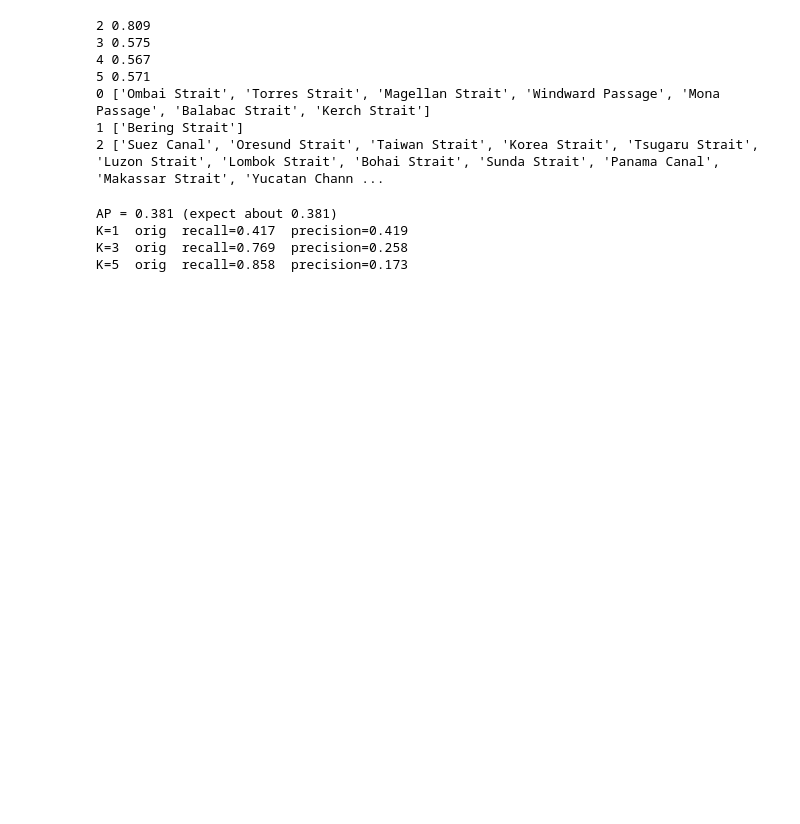
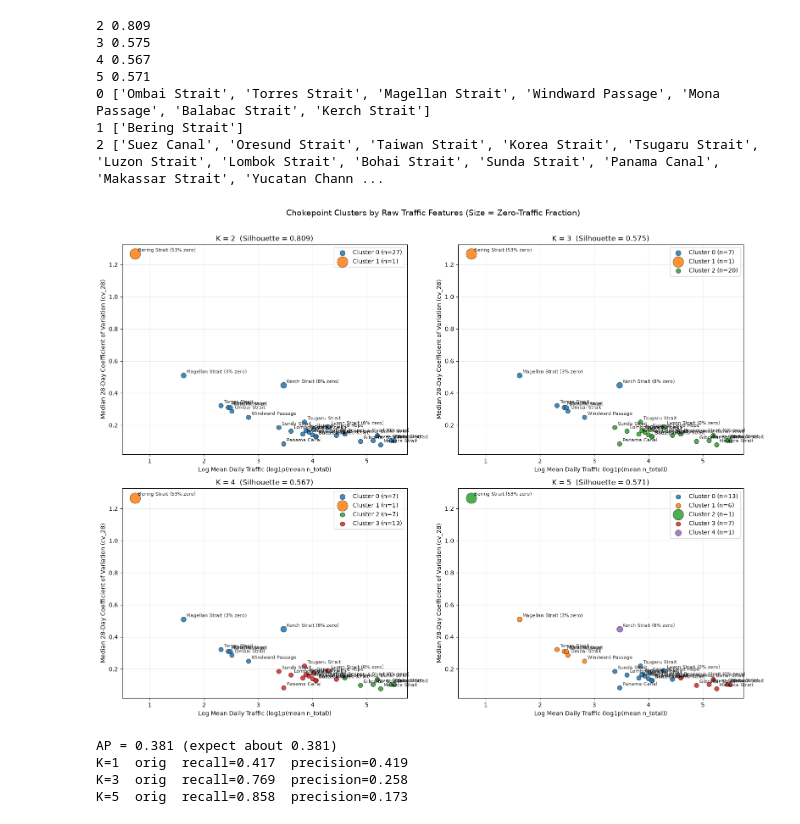
Before and after one commit to samAmabile/Maritime, a Jupyter notebook: report.ipynb, the cells around one changed output. Saved outputs shown, nothing was run; the diff lists cells and outputs as text; code cells hidden in the pictures; blank space fills up the shorter version.

```diff
--- a/report.ipynb
+++ b/report.ipynb
@@ -1874,6 +2162,61 @@ for c, g in prof.groupby("cluster"):
 0 ['Ombai Strait', 'Torres Strait', 'Magellan Strait', 'Windward Passage', 'Mona Passage', 'Balabac Strait', 'Kerch Strait']
 1 ['Bering Strait']
 2 ['Suez Canal', 'Oresund Strait', 'Taiwan Strait', 'Korea Strait', 'Tsugaru Strait', 'Luzon Strait', 'Lombok Strait', 'Bohai Strait', 'Sunda Strait', 'Panama Canal', 'Makassar Strait', 'Yucatan Chann ...
+# %%
+# plotting the K-Means clusters, not with PCA just raw to preserve interpretability. Plotting Log Mean against Mean 28-day COV
+
+# points scaled by their proportion of zero labels, and color coded.
+
+model_data_copy = model_data.copy()
+names = model_data_copy.drop_duplicates("portid").set_index("portid")["portname"].loc[prof.index]
+
+x_vals = prof["log_mean"].values
+y_vals = prof["med_cv"].values
+zero_vals = prof["zero_frac"].values
+
+fig, axes = plt.subplots(2, 2, figsize=(16, 12))
+axes = axes.flatten()
+
+for idx, k in enumerate([2, 3, 4, 5]):
+    ax = axes[idx]
+    labels = KMeans(n_clusters=k, n_init=20, random_state=0).fit_predict(Z)
+    sil = silhouette_score(Z, labels)
+
+    for c in range(k):
+        mask = labels == c
+        ax.scatter(
+            x_vals[mask],
+            y_vals[mask],
+            s=60 + 500 * zero_vals[mask],
+            alpha=0.85,
+            edgecolors="black",
+            linewidth=0.5,
+            label=f"Cluster {c} (n={mask.sum()})"
+        )
+
+    # Naming the points, their % zero
+    for i, name in enumerate(names):
+        label_txt = f"{name} ({zero_vals[i]:.0%} zero)" if zero_vals[i] > 0 else name
+        ax.annotate(
+            label_txt,
+            (x_vals[i], y_vals[i]),
+            fontsize=8,
+            alpha=0.85,
+            xytext=(5, 4),
+            textcoords="offset points"
+        )
+
+    ax.set_title(f"K = {k}  (Silhouette = {sil:.3f})")
+    ax.set_xlabel("Log Mean Daily Traffic (log1p(mean n_total))")
+    ax.set_ylabel("Median 28-Day Coefficient of Variation (cv_28)")
+    ax.grid(True, alpha=0.3)
+    ax.legend(loc="best")
+
+plt.suptitle("Chokepoint Clusters by Raw Traffic Features (Size = Zero-Traffic Fraction)", fontsize=14, y=1.01)
+plt.tight_layout()
+plt.show()
+# %% [output]
+[figure, added]
 # %%
 # original model (raw levels + chokepoint dummies), refit on the locked split
 orig_cols = features + list(chokepoint_features.columns)      # 4 levels + 28 dummies
```
Also changed, not shown: parts of 17 cells of this notebook, 2 other files.
